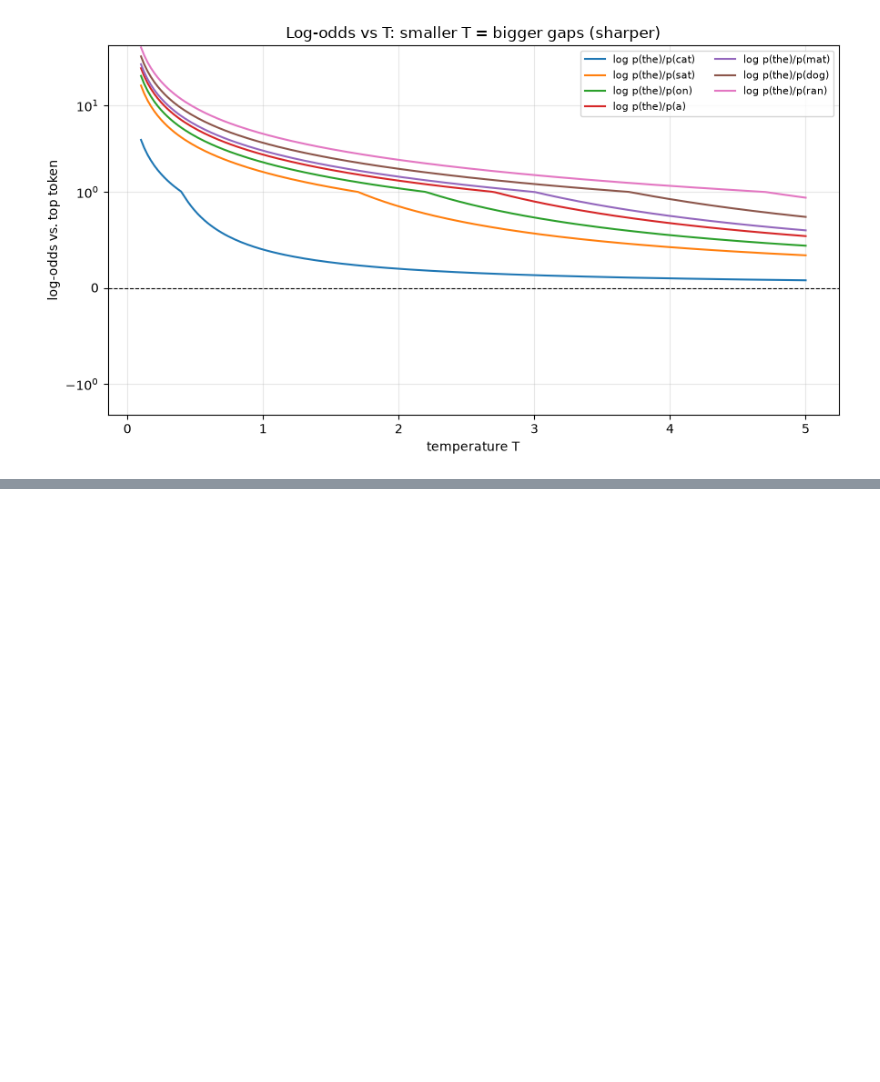
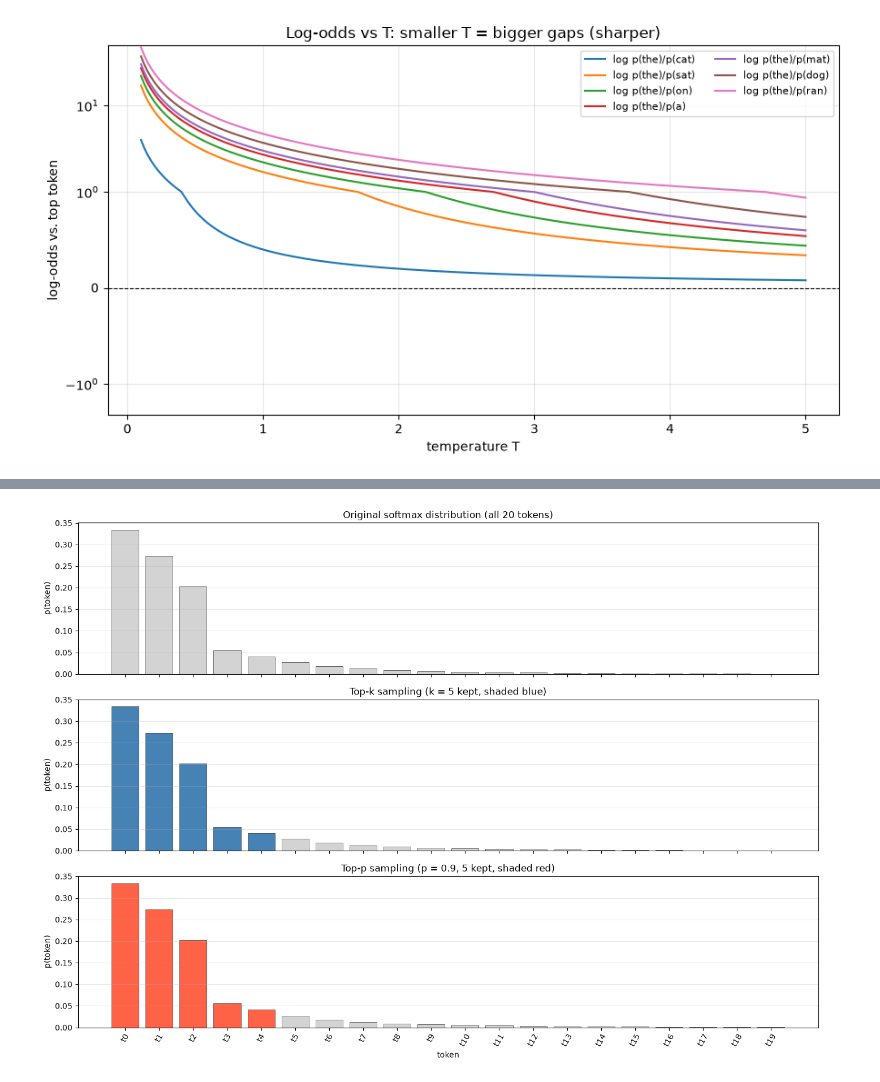
Before and after one commit to Saransh-Basu-01/AI_Engineering, a Jupyter notebook: Math_Fundamentals/Sampling_Methods/sampling.ipynb, the cells around one changed output, grey strips where cells are left out. Drawn from its saved outputs; the diff is of its cells as text; code cells hidden in the pictures; blank space fills up the shorter version.

Commit message:
top k and top p sampling

```diff
--- a/Math_Fundamentals/Sampling_Methods/sampling.ipynb
+++ b/Math_Fundamentals/Sampling_Methods/sampling.ipynb
@@ -707,0 +734,11 @@ plt.show()
+# %%
+tokens = [f"t{i}" for i in range(20)]
+logits = [5.0, 4.8, 4.5, 3.2, 2.9, 2.5, 2.1, 1.7,
+          1.4, 1.1, 0.9, 0.6, 0.4, 0.1, -0.2, -0.5,
+          -0.9, -1.3, -1.8, -2.5]
+
+probs = softmax(logits)
+print(f"Sum of probs: {sum(probs):.6f}")
+for i, (tok, z, p) in enumerate(zip(tokens, logits, probs)):
+    bar = '█' * int(p * 200)
+    print(f"{tok:>4}  logit={z:+.2f}  p={p:.4f}  {bar}")
@@ -707,0 +763,56 @@ plt.show()
+# %%
+def truncation_mask_topk(logits, k):
+    order = sorted(range(len(logits)), key=lambda i: -logits[i])
+    mask = [False] * len(logits)
+    for i in order[:k]:
+        mask[i] = True
+    return mask
+
+def truncation_mask_topp(logits, p):
+    probs = softmax(logits)
+    order = sorted(range(len(logits)), key=lambda i: -probs[i])
+    mask = [False] * len(logits)
+    cum = 0.0
+    for i in order:
+        mask[i] = True
+        cum += probs[i]
+        if cum >= p:
+            break
+    return mask
+
+fig, axes = plt.subplots(3, 1, figsize=(14, 10), sharex=True)
+
+# (a) Original softmax
+ax = axes[0]
+ax.bar(range(len(tokens)), probs, color='lightgray', edgecolor='black', lw=0.4)
+ax.set_title(f'Original softmax distribution (all {len(tokens)} tokens)')
+ax.set_ylabel('p(token)')
+ax.grid(alpha=0.3, axis='y')
+
+# (b) Top-k = 5
+ax = axes[1]
+mask = truncation_mask_topk(logits, 5)
+colors = ['steelblue' if m else 'lightgray' for m in mask]
+ax.bar(range(len(tokens)), probs, color=colors, edgecolor='black', lw=0.4)
+kept = sum(mask)
+ax.set_title(f'Top-k sampling (k = {kept} kept, shaded blue)')
+ax.set_ylabel('p(token)')
+ax.grid(alpha=0.3, axis='y')
+
+# (c) Top-p = 0.9
+ax = axes[2]
+mask = truncation_mask_topp(logits, 0.9)
+colors = ['tomato' if m else 'lightgray' for m in mask]
+ax.bar(range(len(tokens)), probs, color=colors, edgecolor='black', lw=0.4)
+kept = sum(mask)
+ax.set_title(f'Top-p sampling (p = 0.9, {kept} kept, shaded red)')
+ax.set_ylabel('p(token)')
+ax.set_xticks(range(len(tokens)))
+ax.set_xticklabels(tokens, rotation=60)
+ax.set_xlabel('token')
+ax.grid(alpha=0.3, axis='y')
+
+plt.tight_layout()
+plt.show()
+# %% [output]
+[figure, added]
```
Also changed, not shown: parts of 4 cells of this notebook.
